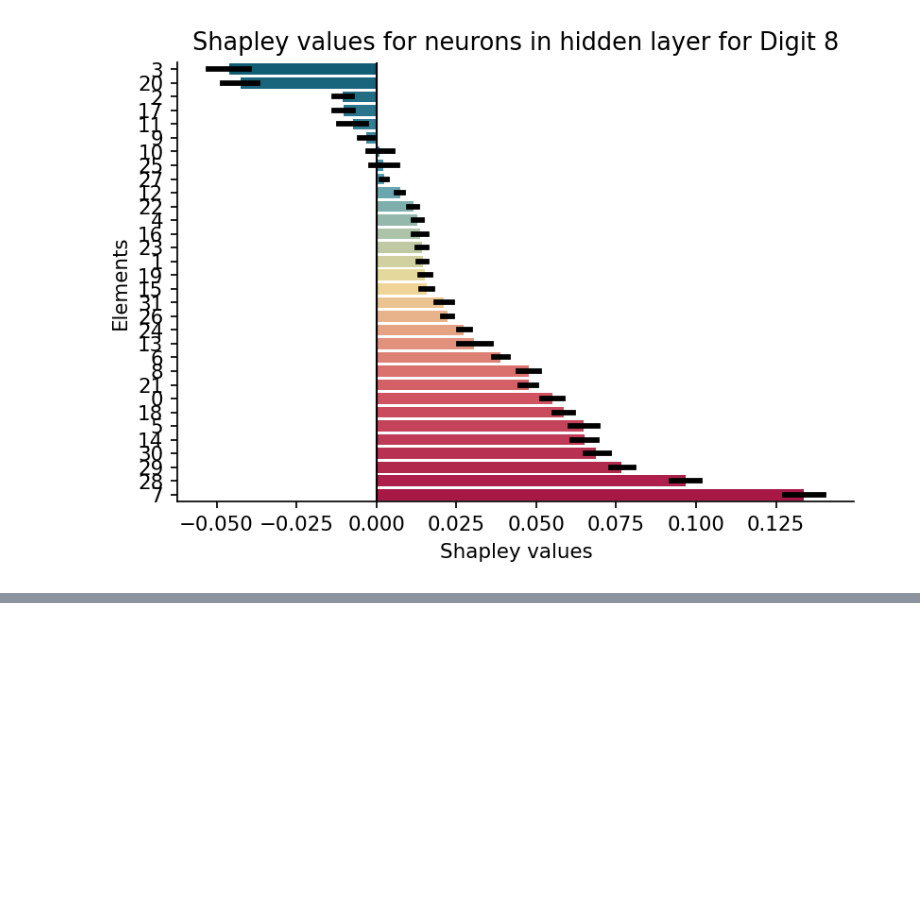
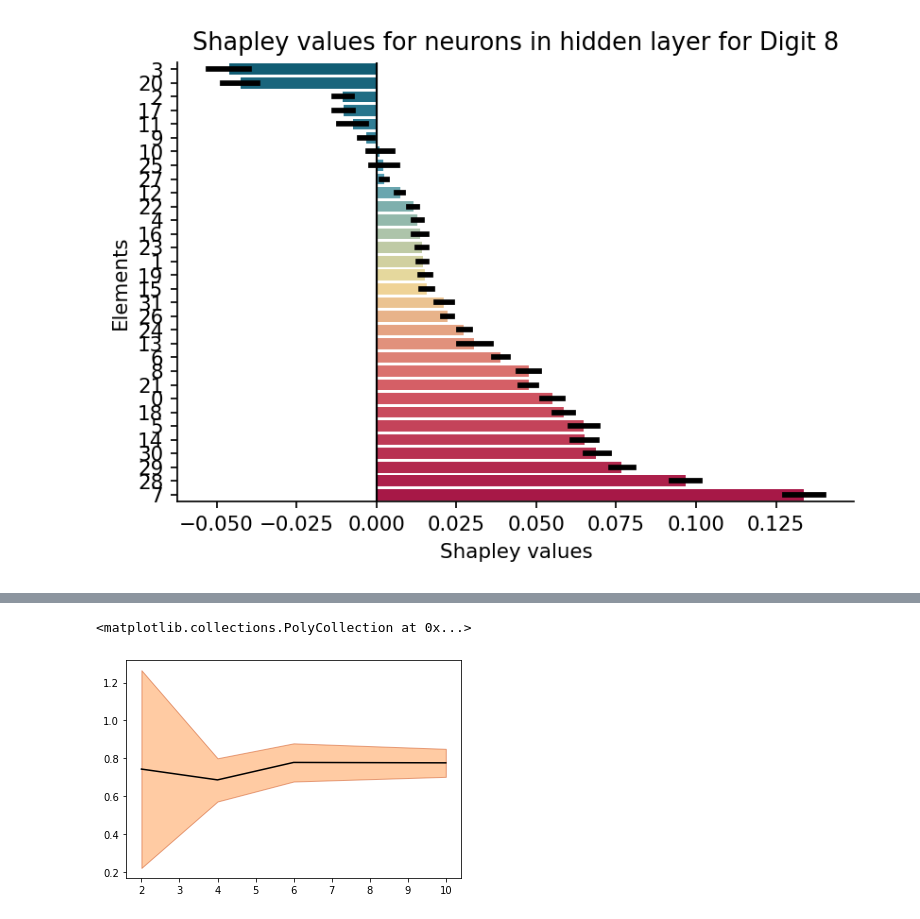
Before and after one commit to kuffmode/msa, a Jupyter notebook: docs/examples/mnist_torch.ipynb, the cells around one changed output, grey strips where cells are left out. Saved outputs shown, nothing was run; the diff lists cells and outputs as text; code cells hidden in the pictures; blank space fills up the shorter version.

```diff
--- a/docs/examples/mnist_torch.ipynb
+++ b/docs/examples/mnist_torch.ipynb
@@ -302,0 +307,9 @@ plt.plot(results_dict["num_neurons"], results_dict["score_matrix"][:, 10, 2])
+# %%
+x = results_dict["num_neurons"]
+y, low, high = mean_confidence_interval(results_dict["score_matrix"][:, :, 10, 1])
+
+plt.plot(x, y, 'k')
+plt.fill_between(x, low, high, alpha=0.5, edgecolor='#CC4F1B', facecolor='#FF9848')
+# %% [output]
+<matplotlib.collections.PolyCollection at 0x...>
+[figure, added]
```
Also changed, not shown: parts of 10 cells of this notebook.
